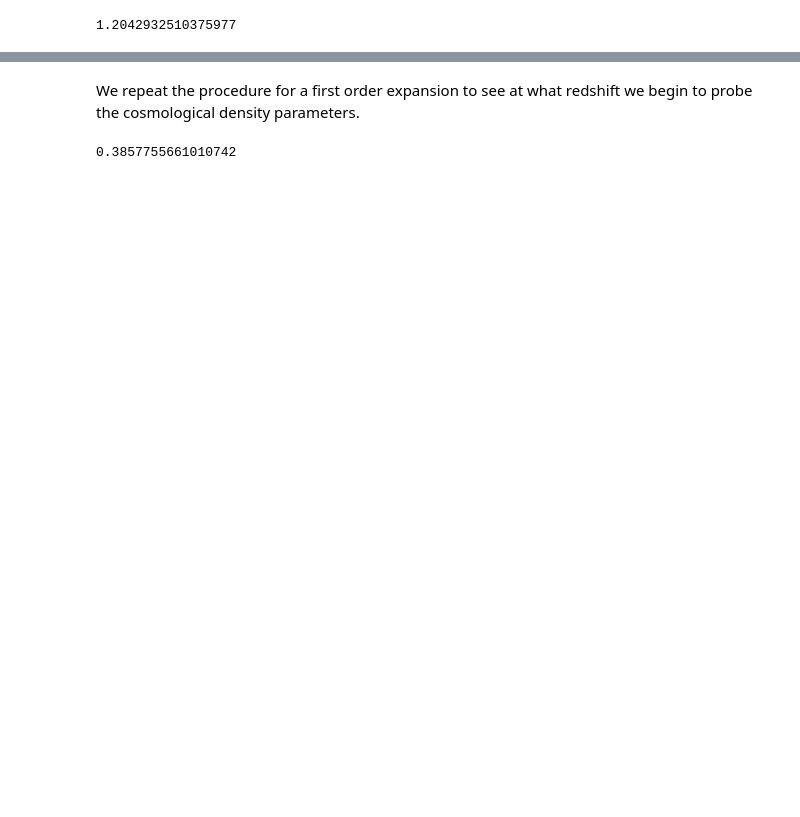
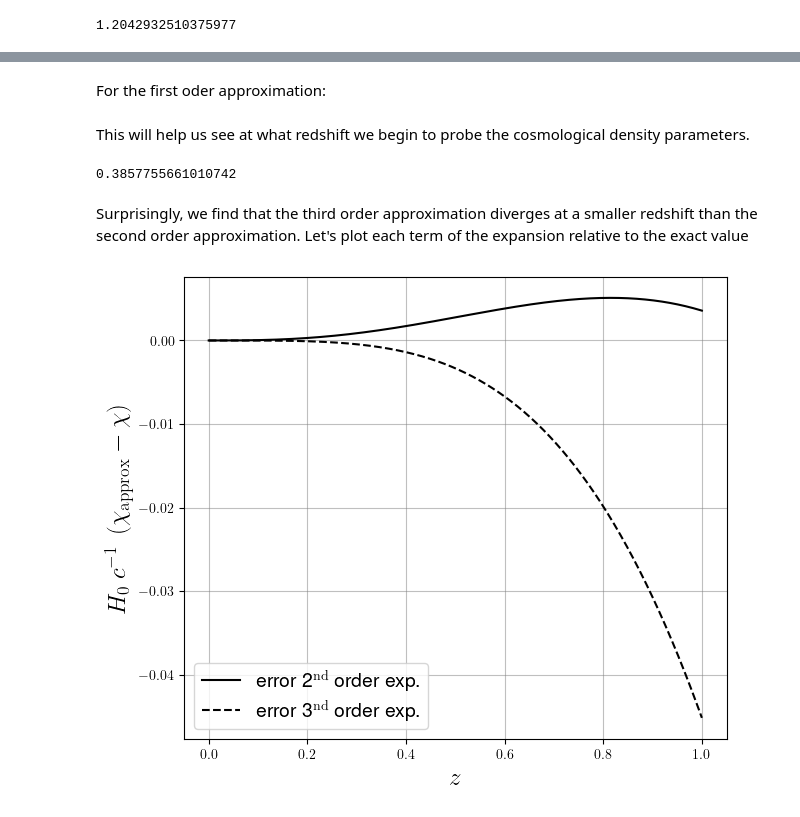
Before and after one commit to yaronetokayer/PHYS-600, a Jupyter notebook: phys600 hw/phys600 hw 3/phys600 hw 3 work.ipynb, the cells around one changed output, grey strips where cells are left out. Saved outputs shown, nothing was run; the diff lists cells and outputs as text; code cells hidden in the pictures; blank space fills up the shorter version.

```diff
--- a/phys600 hw/phys600 hw 3/phys600 hw 3 work.ipynb
+++ b/phys600 hw/phys600 hw 3/phys600 hw 3 work.ipynb
@@ -260,5 +310,7 @@ z_mid
+# %% [markdown]
+For the first oder approximation:
 # %% [markdown]
-We repeat the procedure for a first order expansion to see at what redshift we begin to probe the cosmological density parameters.
+This will help us see at what redshift we begin to probe the cosmological density parameters.
 # %%
 # Initialize the search interval for z
 z_low, z_high = 0.0, 2
@@ -278,3 +330,38 @@ while z_high - z_low > tolerance:
 z_mid
 # %% [output]
 0.3857755661010742
+# %% [markdown]
+Surprisingly, we find that the third order approximation diverges at a smaller redshift than the second order approximation.  Let's plot each term of the expansion relative to the exact value
+# %%
+z = np.linspace(0,1,1000)
+exact = chi(z, Om0, Ode0)
+third = chi_thirdorder(z, Om0, Ode0)
+second = chi_secondorder(z, Om0, Ode0)
+first = z
+
+error2 = second - exact
+error3 = third - exact
+# %%
+fig, ax = plt.subplots(1, 1, figsize=(7,6))
+
+# ax.plot(z, exact, ls='-', color='black', label='exact')
+# ax.plot(z, first, ls='--', color='black', label='one term exp.')
+# ax.plot(z, second, ls=':', color='black', label='two term exp.')
+# ax.plot(z, third, ls='-.', color='black', label='three term exp.')
+
+ax.plot(z, error2, ls='-', color='black', label='error 2$^\mathrm{nd}$ order exp.')
+ax.plot(z, error3, ls='--', color='black', label='error 3$^\mathrm{nd}$ order exp.')
+
+ax.set_axisbelow(True)
+ax.xaxis.grid(color='gray', alpha=0.5, linestyle='-')
+ax.yaxis.grid(color='gray', alpha=0.5, linestyle='-')
+
+ax.set_xlabel('$z$', fontsize=18)
+ax.set_ylabel(r'$ H_0\ c^{-1}\ \left(\chi_\mathrm{approx} - \chi\right)$', fontsize=18)
+
+ax.legend(fontsize=14)
+
+fig.savefig('/Users/yaronetokayer/Yale Drive/Classes/PHYS 600/phys600 hw/phys600 hw 3/chi_plot.png',
+           dpi=300, bbox_inches='tight')
+# %% [output]
+[figure, added]
```
Also changed, not shown: parts of 7 cells of this notebook, 7 other files.
